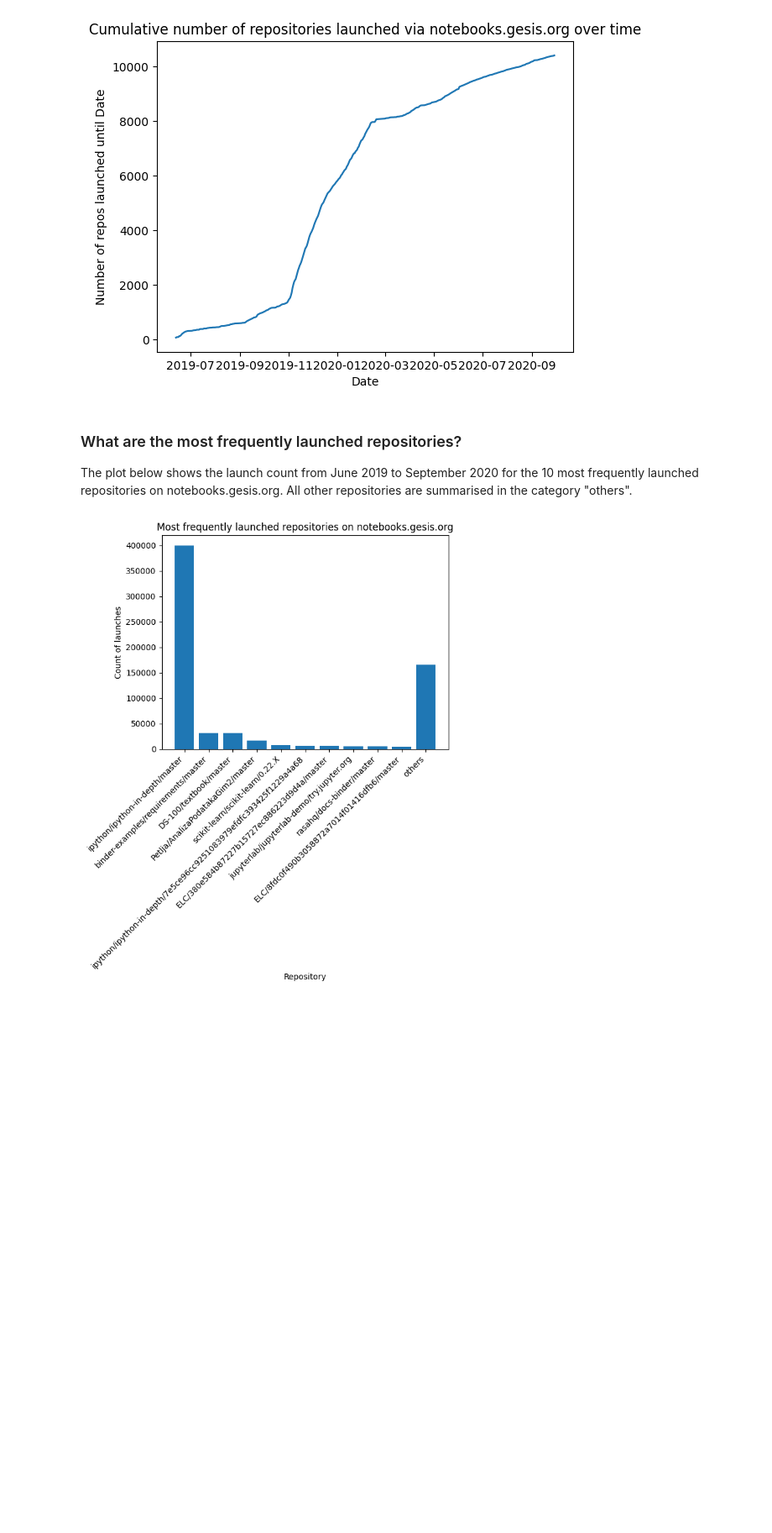
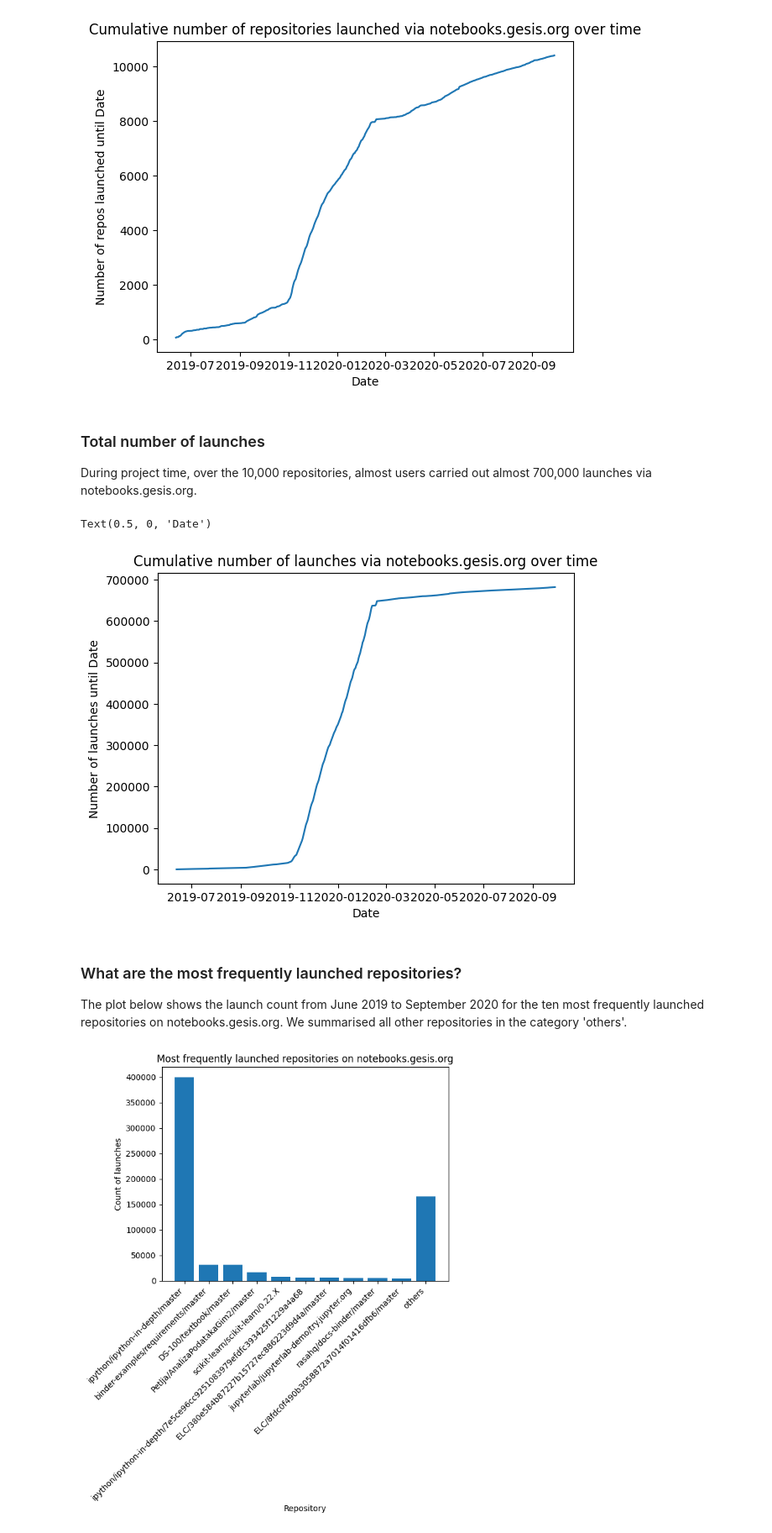
Before and after one commit to gesiscss/api-gesis-notebooks, a Jupyter notebook: analysis_repos.ipynb, the cells around one changed output. Shown: that part at 84% size. Cells and saved outputs as stored; diff of their text form; code cells hidden in the pictures; blank space fills up the shorter version.

Commit message:
add plot regarding launches

```diff
--- a/analysis_repos.ipynb
+++ b/analysis_repos.ipynb
@@ -32,3 +50,7 @@ plt.xlabel("Date")
 # %% [output]
 Text(0.5, 0, 'Date')
 [figure]
+# %% [markdown]
+### Total number of launches
+
+During project time, over the 10,000 repositories, almost users carried out almost 700,000 launches via notebooks.gesis.org.
@@ -35,7 +59,15 @@ Text(0.5, 0, 'Date')
+# %%
+plt.plot(data.date.unique(), day_cum)
+plt.title("Cumulative number of launches via notebooks.gesis.org over time")
+plt.ylabel("Number of launches until Date")
+plt.xlabel("Date")
+# %% [output]
+Text(0.5, 0, 'Date')
+[figure, added]
 # %% [markdown]
 ### What are the most frequently launched repositories?
 
-The plot below shows the launch count from June 2019 to September 2020 for the 10 most frequently launched repositories on notebooks.gesis.org. All other repositories are summarised in the category "others".
+The plot below shows the launch count from June 2019 to September 2020 for the ten most frequently launched repositories on notebooks.gesis.org. We summarised all other repositories in the category 'others'.
 # %%
 exec(open("sources/recode_popular_repos.py").read())
 
```
Also changed, not shown: parts of 3 cells of this notebook, 1 other file.
